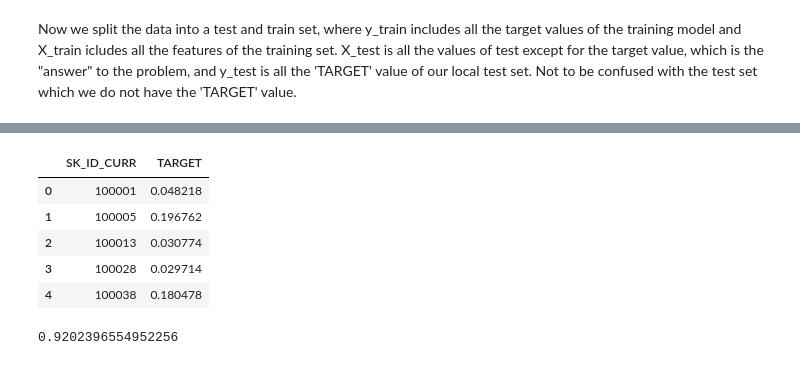
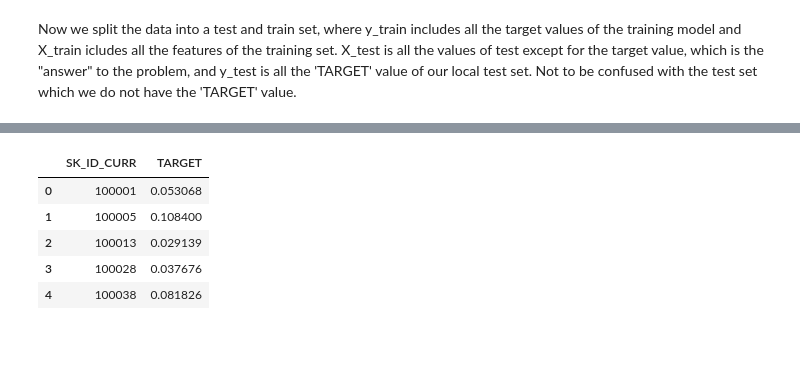
Before and after one commit to AlessandroTaglieri/Home-Credit-Default-Risk, a Jupyter notebook: Home_Credit_Deafult_Risk.ipynb, the cells around one changed output, grey strips where cells are left out. Cells and saved outputs as stored; diff of their text form; code cells hidden in the pictures.

Commit message:
fixed model with lgbm

```diff
--- a/Home_Credit_Deafult_Risk.ipynb
+++ b/Home_Credit_Deafult_Risk.ipynb
@@ -1005,3 +1049,5 @@ Empty DataFrame
+# %%
+ins_avg.replace([np.inf, -np.inf], np.nan, inplace=True)
 # %%
 def merge_dataset(df1,df2,value):
     df2_cols = list(df2.columns)
@@ -1015,6 +1061,7 @@ train_data = merge_dataset(train_data, bureau_mean,  'SK_ID_CURR')
 train_data = merge_dataset(train_data, pos_avg ,  'SK_ID_CURR')
 train_data = merge_dataset(train_data, cc_avg ,  'SK_ID_CURR')
 train_data = merge_dataset(train_data, app_avg ,  'SK_ID_CURR')
+train_data = merge_dataset(train_data, ins_avg ,  'SK_ID_CURR')
 
 
 #merging test_data
@@ -1022,6 +1069,7 @@ test_data = merge_dataset(test_data, bureau_mean,  'SK_ID_CURR' )
 test_data = merge_dataset(test_data, pos_avg ,  'SK_ID_CURR' )
 test_data = merge_dataset(test_data, cc_avg ,  'SK_ID_CURR' )
 test_data = merge_dataset(test_data, app_avg ,  'SK_ID_CURR' )
+test_data = merge_dataset(test_data, ins_avg,  'SK_ID_CURR' )
 # %%
 train_data.head()
 # %% [output]
@@ -1190,19 +1150,47 @@ log_reg_pred = log_reg.predict_proba(test)[:,1]
+# %%
+
+# lgbm format
+train = lgb.Dataset(X_train, label = y_train)
+
+# lgbm. parameters
+params = {'boosting_type': 'gbdt',
+          'max_depth' : 5,
+          'objective': 'binary',
+          'nthread': 5,
+          'num_leaves': 32,
+          'learning_rate': 0.05,
+          'max_bin': 512,
+          'subsample_for_bin': 200,
+          'subsample': 0.7,
+          'subsample_freq': 1,
+          'colsample_bytree': 0.8,
+          'reg_alpha': 20,
+          'reg_lambda': 20,
+          'min_split_gain': 0.5,
+          'min_child_weight': 1,
+          'min_child_samples': 10,
+          'scale_pos_weight': 1,
+          'num_class' : 1,
+          'metric' : 'auc'
+          }
+lgbm = lgb.train(params,
+                 train,
+                 2500,
+                 verbose_eval= 10
+                 )
+# %%
+lgbm_pred = lgbm.predict(test)
 # %%
 # Submission dataframe
 submit = test_data[['SK_ID_CURR']]
-submit['TARGET'] = log_reg_pred
+submit['TARGET'] = lgbm_pred
 
 submit.head()
 # %% [output]
 |  | SK_ID_CURR | TARGET |
-| 0 | 100001 | 0.048218 |
-| 1 | 100005 | 0.196762 |
-| 2 | 100013 | 0.030774 |
-| 3 | 100028 | 0.029714 |
-| 4 | 100038 | 0.180478 |
+| 0 | 100001 | 0.053068 |
+| 1 | 100005 | 0.108400 |
+| 2 | 100013 | 0.029139 |
+| 3 | 100028 | 0.037676 |
+| 4 | 100038 | 0.081826 |
-# %%
-score = log_reg.score(X_test, y_test)
-print(score)
-# %% [output]
-0.9202396554952256
 # %%
```
Also changed, not shown: parts of 32 cells of this notebook, 1 other file.
